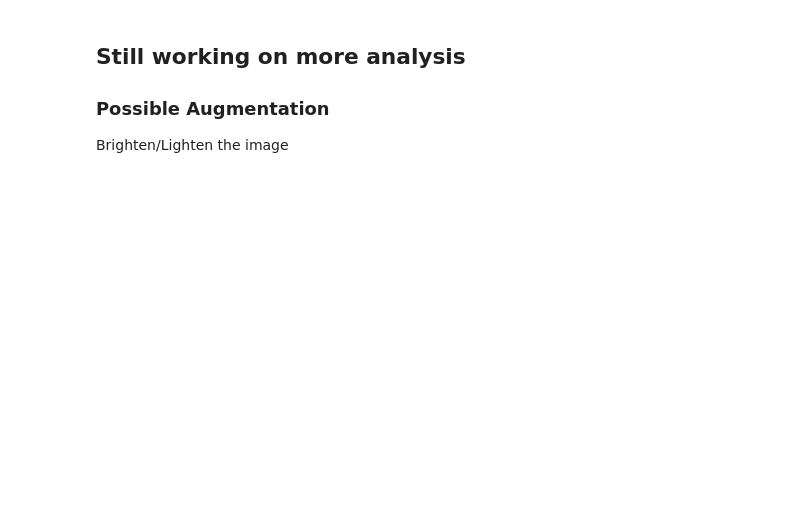
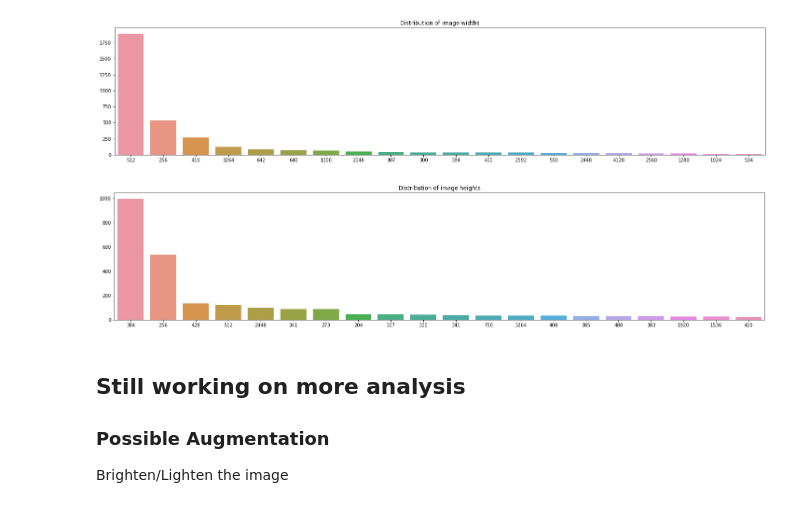
Before and after one commit to luyuxiao/CS701, a Jupyter notebook: notebook/preview.ipynb, the cells around one changed output. Cells and saved outputs as stored; diff of their text form; code cells hidden in the pictures; blank space fills up the shorter version.

```diff
--- a/notebook/preview.ipynb
+++ b/notebook/preview.ipynb
@@ -74,3 +121,27 @@ plt.show()
+# %%
+# widths = [size_occur[k]['width'] for k in size_occur.keys()]
+widths = [size_images[k]['width'] for k in size_images.keys()]
+widths_count = Counter(widths).most_common(20)
+x_widths_count = list(list(zip(*widths_count))[0])
+y_widths_count = list(list(zip(*widths_count))[1])
+
+heights = [size_images[k]['height'] for k in size_images.keys()]
+heights_count = Counter(heights).most_common(20)
+x_heights_count = list(list(zip(*heights_count))[0])
+y_heights_count = list(list(zip(*heights_count))[1])
+
+plt.figure(figsize=(25,5))
+ax = sns.barplot(x=x_widths_count, y=y_widths_count, order=x_widths_count)
+plt.title('Distribution of image widths')
+plt.show()
+
+plt.figure(figsize=(25,5))
+ax = sns.barplot(x=x_heights_count, y=y_heights_count, order=x_heights_count)
+plt.title('Distribution of image heights')
+plt.show()
+# %% [output]
+[figure, added]
+[figure, added]
 # %%
 # image = image_processing.read_image(img_dir + list(by_name.keys())[0])
 image = image_processing.read_image(img_dir + '00000000.jpg')
```
Also changed, not shown: parts of 9 cells of this notebook.
